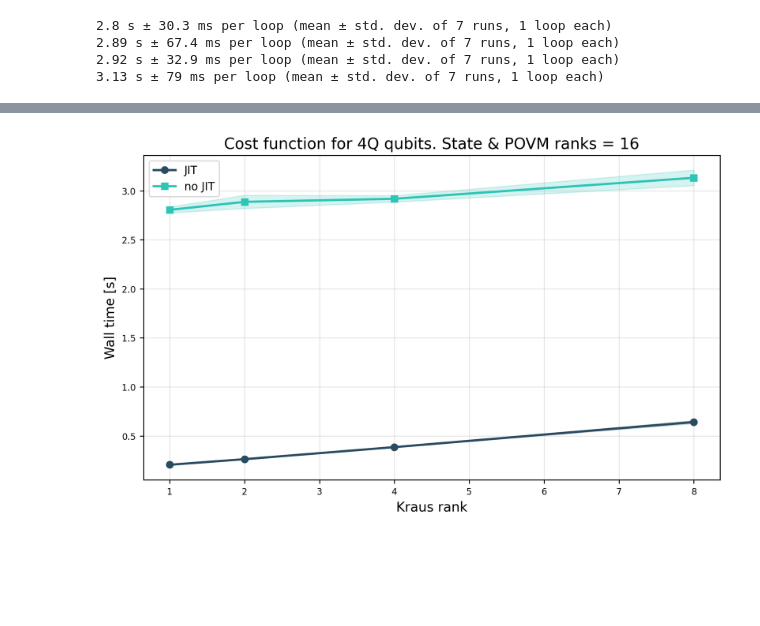
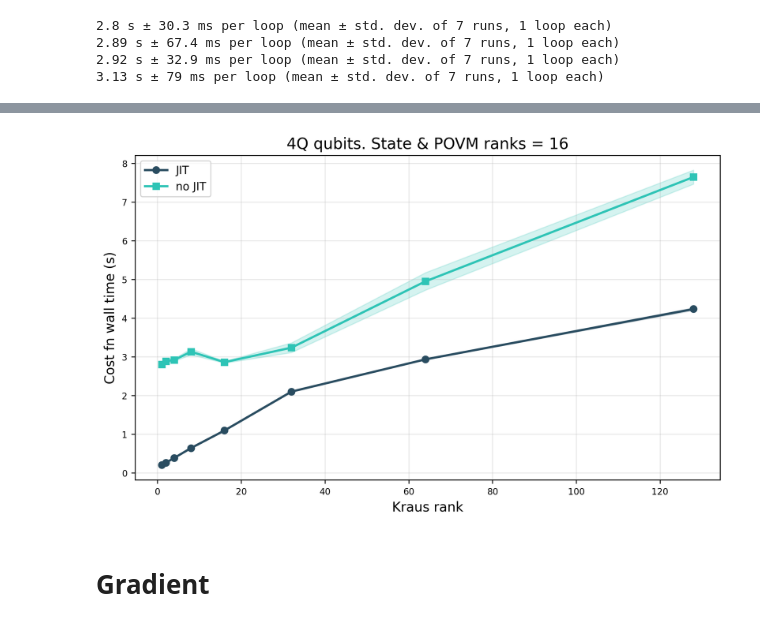
Before and after one commit to EmilianoG-byte/iqm-benchmarks, a Jupyter notebook: playground/time_complexity/time_vs_rank.ipynb, the cells around one changed output, grey strips where cells are left out. Saved outputs shown, nothing was run; the diff lists cells and outputs as text; code cells hidden in the pictures; blank space fills up the shorter version.

```diff
--- a/playground/time_complexity/time_vs_rank.ipynb
+++ b/playground/time_complexity/time_vs_rank.ipynb
@@ -189,4 +251,4 @@ timing_cost_fn_rank_8 = %timeit -o fn_kraus_jit(kraus_tensor_4q_rank8)
 386 ms ± 2.31 ms per loop (mean ± std. dev. of 7 runs, 1 loop each)
 642 ms ± 14.5 ms per loop (mean ± std. dev. of 7 runs, 1 loop each)
 # %%
-timing_cost_fn_rank_8 = %timeit -o fn_kraus_jit(kraus_tensor_4q_rank8)
+timing_cost_fn_rank_16 = %timeit -o fn_kraus_jit(kraus_tensor_4q_rank16)
@@ -192,0 +257,4 @@ timing_cost_fn_rank_8 = %timeit -o fn_kraus_jit(kraus_tensor_4q_rank8)
+# %%
+timing_cost_fn_rank_32 = %timeit -o fn_kraus_jit(kraus_tensor_4q_rank32)
+timing_cost_fn_rank_64 = %timeit -o fn_kraus_jit(kraus_tensor_4q_rank64)
+timing_cost_fn_rank_128 = %timeit -o fn_kraus_jit(kraus_tensor_4q_rank128)
@@ -200,3 +272,5 @@ timing_cost_fn_rank_8_no_jit = %timeit -o fn_kraus_no_jit(kraus_tensor_4q_rank8)
 2.89 s ± 67.4 ms per loop (mean ± std. dev. of 7 runs, 1 loop each)
 2.92 s ± 32.9 ms per loop (mean ± std. dev. of 7 runs, 1 loop each)
 3.13 s ± 79 ms per loop (mean ± std. dev. of 7 runs, 1 loop each)
+# %%
+timing_cost_fn_rank_16_no_jit = %timeit -o fn_kraus_no_jit(kraus_tensor_4q_rank16)
@@ -202,0 +279,4 @@ timing_cost_fn_rank_8_no_jit = %timeit -o fn_kraus_no_jit(kraus_tensor_4q_rank8)
+# %%
+timing_cost_fn_rank_32_no_jit = %timeit -o fn_kraus_no_jit(kraus_tensor_4q_rank32)
+timing_cost_fn_rank_64_no_jit = %timeit -o fn_kraus_no_jit(kraus_tensor_4q_rank64)
+timing_cost_fn_rank_128_no_jit = %timeit -o fn_kraus_no_jit(kraus_tensor_4q_rank128)
@@ -203,22 +287,22 @@ timing_cost_fn_rank_8_no_jit = %timeit -o fn_kraus_no_jit(kraus_tensor_4q_rank8)
 # %%
 
-timings_cost_fn = [timing_cost_fn_rank_1, timing_cost_fn_rank_2, timing_cost_fn_rank_4, timing_cost_fn_rank_8]
+timings_cost_fn = [timing_cost_fn_rank_1, timing_cost_fn_rank_2, timing_cost_fn_rank_4, timing_cost_fn_rank_8, timing_cost_fn_rank_16, timing_cost_fn_rank_32, timing_cost_fn_rank_64, timing_cost_fn_rank_128]
 tuples_cost_fn = [(time.average, time.stdev) for time in timings_cost_fn]
 
-timings_cost_fn_no_jit = [timing_cost_fn_rank_1_no_jit, timing_cost_fn_rank_2_no_jit, timing_cost_fn_rank_4_no_jit, timing_cost_fn_rank_8_no_jit]
+timings_cost_fn_no_jit = [timing_cost_fn_rank_1_no_jit, timing_cost_fn_rank_2_no_jit, timing_cost_fn_rank_4_no_jit, timing_cost_fn_rank_8_no_jit, timing_cost_fn_rank_16_no_jit, timing_cost_fn_rank_32_no_jit, timing_cost_fn_rank_64_no_jit, timing_cost_fn_rank_128_no_jit]
 tuples_cost_fn_no_jit = [(time.average, time.stdev) for time in timings_cost_fn_no_jit]
 
 
 cost_fn_times = {
     "JIT": tuples_cost_fn,
     "no JIT": tuples_cost_fn_no_jit,
 }
 
 
-ranks = [1, 2, 4, 8]
+ranks = [1, 2, 4, 8, 16, 32, 64, 128]
 xlabel = "Kraus rank"
-title = "Cost function for 4Q qubits. State & POVM ranks = 16"
-
-plot_wall_time(cost_fn_times, ranks, logscale=None, xlabel=xlabel, title=title)
+ylabel = "Cost fn wall time (s)"
+title = "4Q qubits. State & POVM ranks = 16"
+plot_wall_time(cost_fn_times, ranks, logscale=None, xlabel=xlabel, ylabel=ylabel, title=title)
 # %% [output]
-[figure, old version]
+[figure, new version]
@@ -224,0 +311,2 @@ plot_wall_time(cost_fn_times, ranks, logscale=None, xlabel=xlabel, title=title)
+# %% [markdown]
+# Gradient
```
Also changed, not shown: parts of 23 cells of this notebook, 7 other files.
